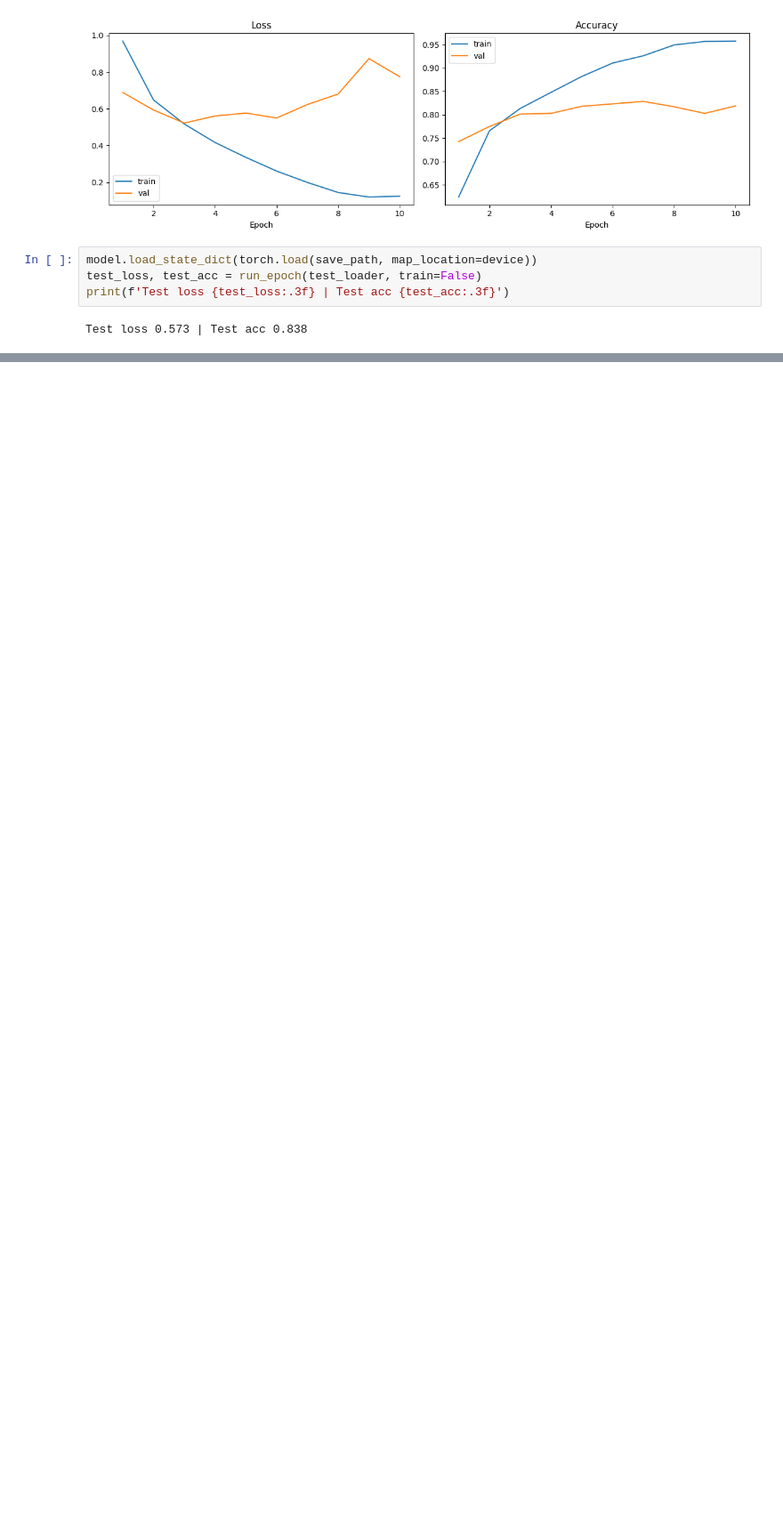
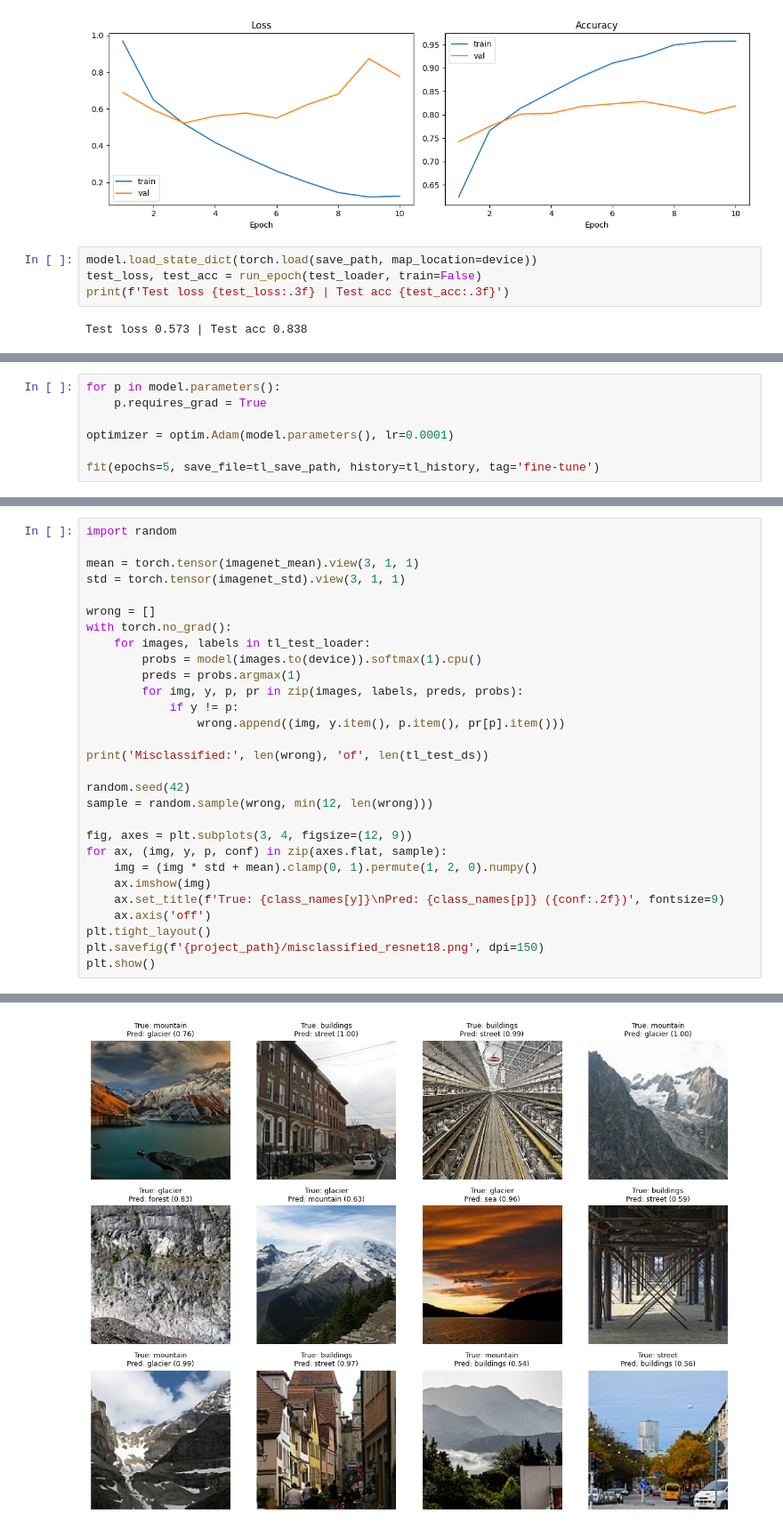
Before and after one commit to sanjil18/CNN-project, a Jupyter notebook: CNN_project.ipynb, the cells around one changed output, grey strips where cells are left out. Shown at 89% size. Drawn from its saved outputs; the diff is of its cells as text; blank space fills up the shorter version.

```diff
--- a/CNN_project.ipynb
+++ b/CNN_project.ipynb
@@ -258,0 +338,7 @@ Test loss 0.573 | Test acc 0.838
+# %%
+for p in model.parameters():
+    p.requires_grad = True
+
+optimizer = optim.Adam(model.parameters(), lr=0.0001)
+
+fit(epochs=5, save_file=tl_save_path, history=tl_history, tag='fine-tune')
@@ -258,0 +409,30 @@ Test loss 0.573 | Test acc 0.838
+# %%
+import random
+
+mean = torch.tensor(imagenet_mean).view(3, 1, 1)
+std = torch.tensor(imagenet_std).view(3, 1, 1)
+
+wrong = []
+with torch.no_grad():
+    for images, labels in tl_test_loader:
+        probs = model(images.to(device)).softmax(1).cpu()
+        preds = probs.argmax(1)
+        for img, y, p, pr in zip(images, labels, preds, probs):
+            if y != p:
+                wrong.append((img, y.item(), p.item(), pr[p].item()))
+
+print('Misclassified:', len(wrong), 'of', len(tl_test_ds))
+
+random.seed(42)
+sample = random.sample(wrong, min(12, len(wrong)))
+
+fig, axes = plt.subplots(3, 4, figsize=(12, 9))
+for ax, (img, y, p, conf) in zip(axes.flat, sample):
+    img = (img * std + mean).clamp(0, 1).permute(1, 2, 0).numpy()
+    ax.imshow(img)
+    ax.set_title(f'True: {class_names[y]}\nPred: {class_names[p]} ({conf:.2f})', fontsize=9)
+    ax.axis('off')
+plt.tight_layout()
+plt.savefig(f'{project_path}/misclassified_resnet18.png', dpi=150)
+plt.show()
+# %% [output]
@@ -258,0 +440 @@ Test loss 0.573 | Test acc 0.838
+[figure, added]
```
Also changed, not shown: parts of 12 cells of this notebook.
